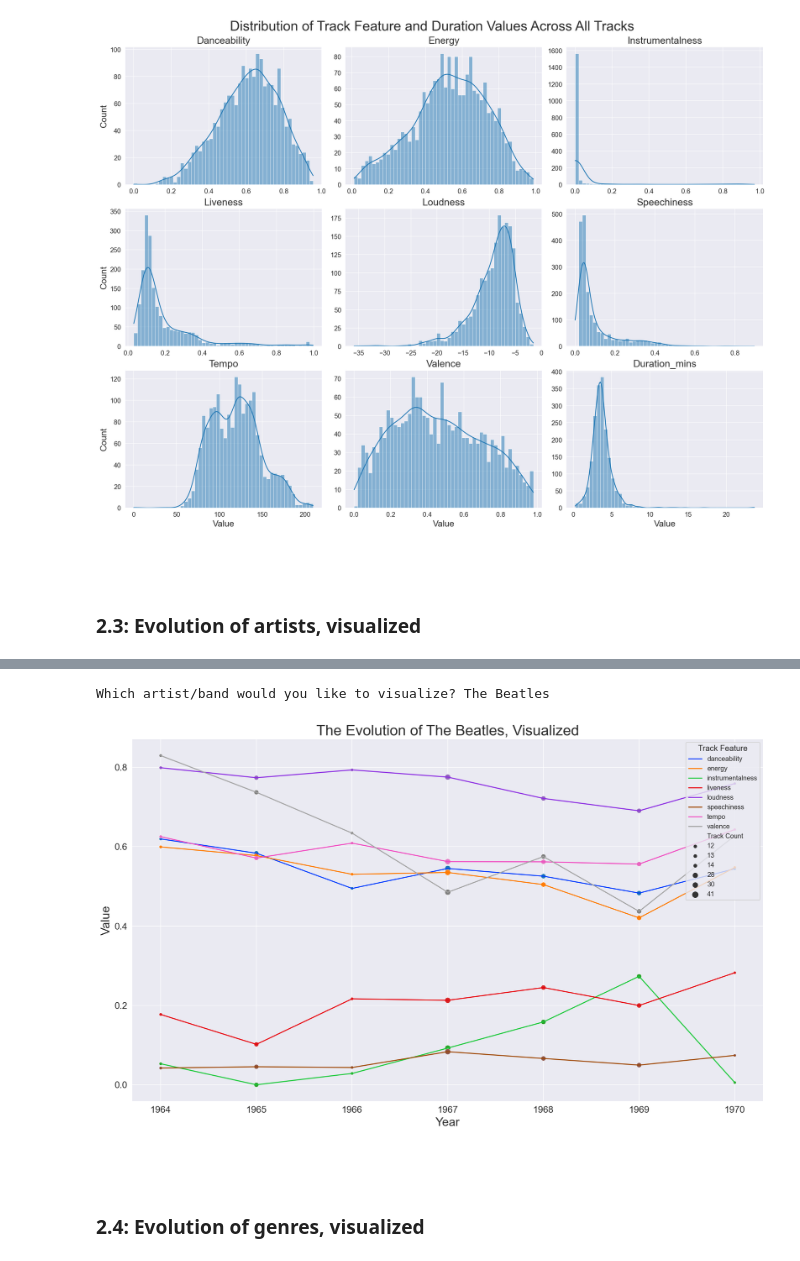
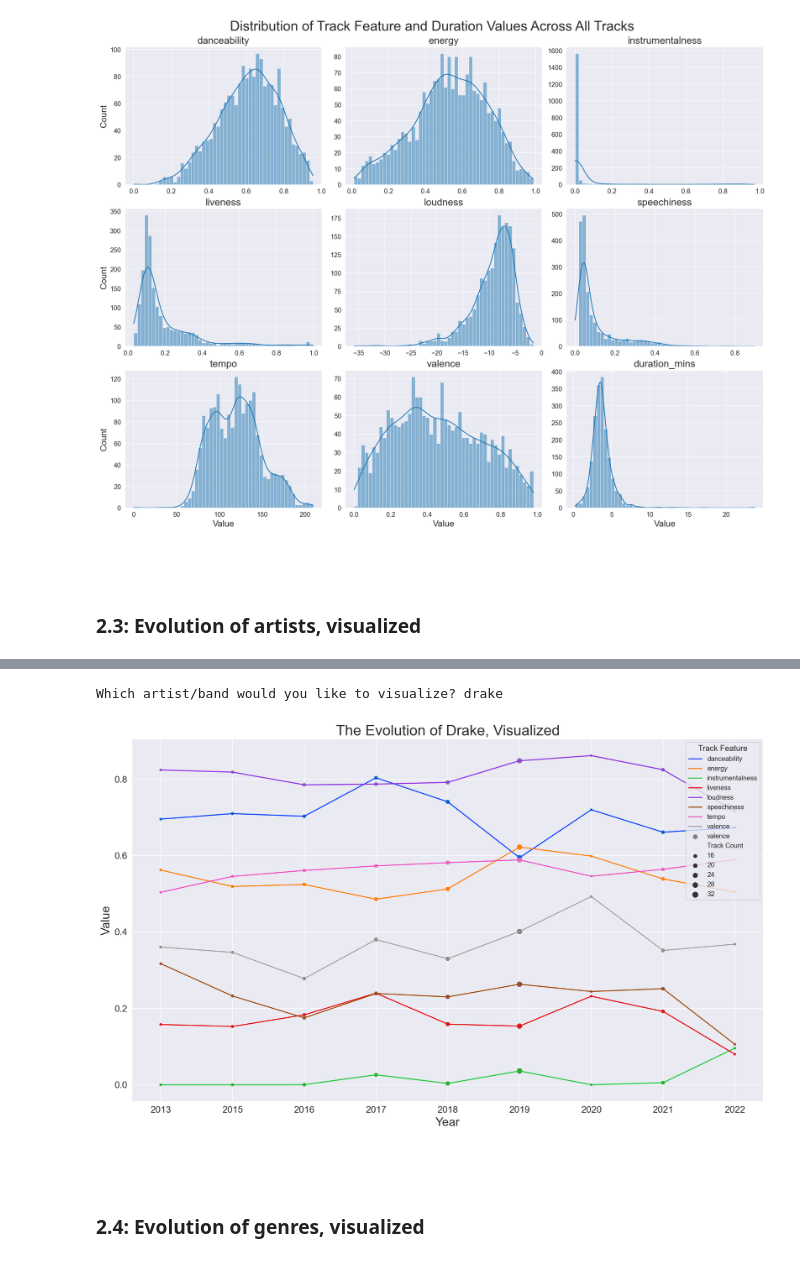
Before and after one commit to rjpost20/Onramp-Project, a Jupyter notebook: Project-Notebook.ipynb, the cells around one changed output, grey strips where cells are left out. Drawn from its saved outputs; the diff is of its cells as text; code cells hidden in the pictures.

Commit message:
Fix inconsistent year track count bug in viz 4

```diff
--- a/Project-Notebook.ipynb
+++ b/Project-Notebook.ipynb
@@ -1636,7 +1649,7 @@ fig.suptitle('Distribution of Track Feature and Duration Values Across All Track
 for n, (feature, ax) in enumerate(zip(numericals, axes.flatten())):
     # Plot histogram for each track feature, plus duration_ms
     sns.histplot(viz2_df[feature], bins=50, ax=ax, kde=True)
-    ax.set_title(feature.capitalize(), fontsize=18)
+    ax.set_title(feature, fontsize=18)
     ax.tick_params(axis='both', which='major', labelsize=12)
     # Display y-axis label on left-column histograms only
     if n % 3 == 0:
@@ -1650,8 +1663,8 @@ for n, (feature, ax) in enumerate(zip(numericals, axes.flatten())):
         ax.set_xlabel('')
 # %% [output]
 [figure]
-# %% [markdown]
-<br>
+# %% [markdown]
+<br>
 # %% [markdown]
 <a class="anchor" id="viz-2.3"></a>
 ### 2.3: Evolution of artists, visualized
@@ -1692,39 +1705,40 @@ display(feature_artist_evolution.head())
 melted_df = pd.melt(feature_artist_evolution.reset_index(), id_vars=['artist_name', 'release_date'],
                     var_name='track_feature', value_name='mean_value')
 
 # Add column of count of tracks per row to melted_df
 track_counts = viz3_df.groupby(['artist_name', 'release_date']).count()
 track_counts = pd.melt(track_counts.reset_index(), id_vars=['artist_name', 'release_date'],
-                       var_name='track_feature', value_name='Track Count')['Track Count']
-melted_df = melted_df.merge(track_counts, left_index=True, right_index=True)
+                       var_name='track_feature', value_name='Track Count')
+melted_df = melted_df.merge(track_counts, on=['artist_name', 'release_date', 'track_feature'])
 
 # Choose artist to visualize
 artist = input('Which artist/band would you like to visualize? ')
+if artist != 'blackbear': artist = artist.title()
 artist_data = melted_df[melted_df.artist_name == artist]
 
 # Print message below if artist not in database
 if not artist in artist_data.artist_name.unique():
     print("\nSorry, that artist isn't in our database!")
 
 else:
     fig, ax = plt.subplots(figsize=(17, 10))
     # Plot change in track_feature values as lines
     sns.lineplot(x='release_date', y='mean_value', hue='track_feature', data=artist_data, palette='bright')
     # Plot number of tracks per year as scatterplot circles
     sns.scatterplot(x='release_date', y='mean_value', hue='track_feature', data=artist_data,
                     size='Track Count', legend=True)
     ax.set_title('The Evolution of ' + artist + ', Visualized', fontsize=22)
     ax.set_xlabel('Year', fontsize=18)
     ax.set_ylabel('Value', fontsize=18)
     ax.tick_params(axis='both', which='major', labelsize=14)
     # Remove scatterplot track_feature portion of legend (duplicative)
     h,l = ax.get_legend_handles_labels()
     ax.legend(h[:8]+h[-7:], l[:8]+l[-7:], title='Track Feature', title_fontsize=12, fontsize='medium', loc=1);
 # %% [output]
-Which artist/band would you like to visualize? The Beatles
+Which artist/band would you like to visualize? drake
-[figure, old version]
+[figure, new version]
-# %% [markdown]
-<br>
+# %% [markdown]
+<br>
 # %% [markdown]
 <a class="anchor" id="viz-2.4"></a>
 ### 2.4: Evolution of genres, visualized
```
Also changed, not shown: parts of 44 cells of this notebook.
